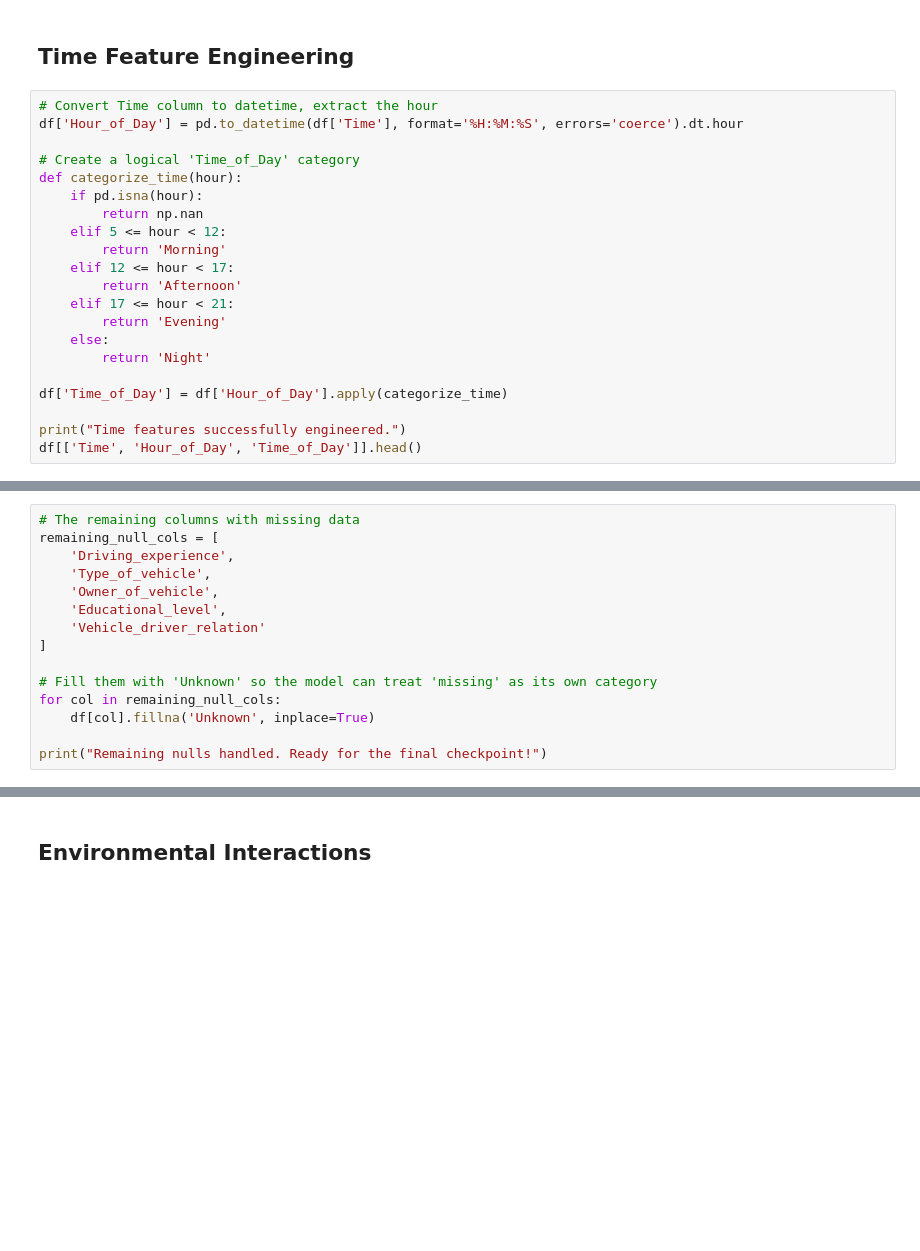
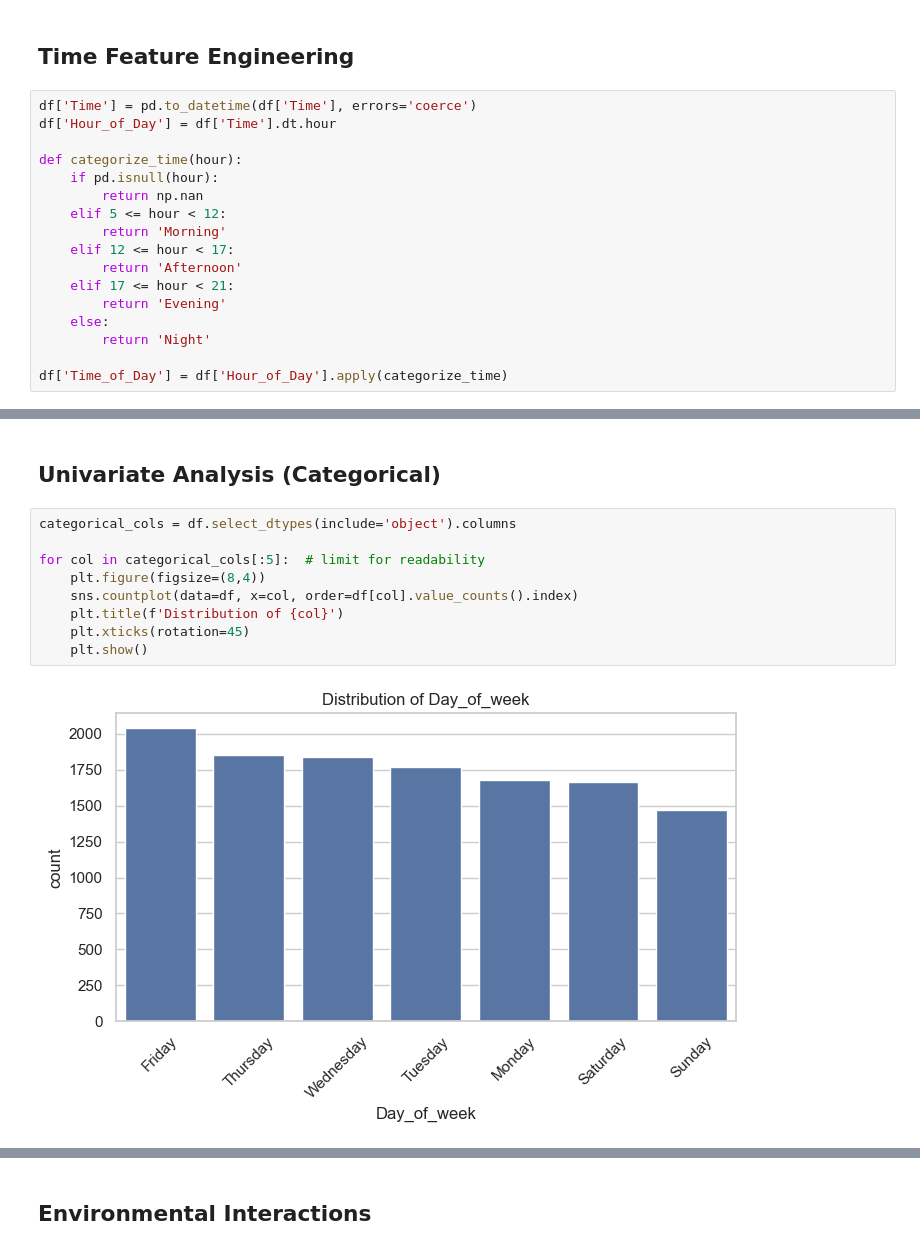
Before and after one commit to VelvetGradient-26/CarAccident, a Jupyter notebook: notebooks/01_eda.ipynb, the cells around one changed output, grey strips where cells are left out. Cells and saved outputs as stored; diff of their text form; blank space fills up the shorter version.

```diff
--- a/notebooks/01_eda.ipynb
+++ b/notebooks/01_eda.ipynb
@@ -134,12 +174,11 @@ Types_of_Junction                 1078            8.752842
 # %% [markdown]
 ## Time Feature Engineering
 # %%
-# Convert Time column to datetime, extract the hour
-df['Hour_of_Day'] = pd.to_datetime(df['Time'], format='%H:%M:%S', errors='coerce').dt.hour
+df['Time'] = pd.to_datetime(df['Time'], errors='coerce')
+df['Hour_of_Day'] = df['Time'].dt.hour
 
-# Create a logical 'Time_of_Day' category
 def categorize_time(hour):
-    if pd.isna(hour):
+    if pd.isnull(hour):
         return np.nan
     elif 5 <= hour < 12:
         return 'Morning'
@@ -151,6 +190,3 @@ def categorize_time(hour):
         return 'Night'
 
 df['Time_of_Day'] = df['Hour_of_Day'].apply(categorize_time)
-
-print("Time features successfully engineered.")
-df[['Time', 'Hour_of_Day', 'Time_of_Day']].head()
@@ -276,15 +192,0 @@ STEP 7 & 9: CATEGORICAL CORRELATION (Cramér's V)
-# %%
-# The remaining columns with missing data
-remaining_null_cols = [
-    'Driving_experience',
-    'Type_of_vehicle',
-    'Owner_of_vehicle',
-    'Educational_level',
-    'Vehicle_driver_relation'
-]
-
-# Fill them with 'Unknown' so the model can treat 'missing' as its own category
-for col in remaining_null_cols:
-    df[col].fillna('Unknown', inplace=True)
-
-print("Remaining nulls handled. Ready for the final checkpoint!")
@@ -385,0 +193,13 @@ plt.show()
+# %% [markdown]
+## Univariate Analysis (Categorical)
+# %%
+categorical_cols = df.select_dtypes(include='object').columns
+
+for col in categorical_cols[:5]:  # limit for readability
+    plt.figure(figsize=(8,4))
+    sns.countplot(data=df, x=col, order=df[col].value_counts().index)
+    plt.title(f'Distribution of {col}')
+    plt.xticks(rotation=45)
+    plt.show()
+# %% [output]
+[figure, added]
```
Also changed, not shown: parts of 39 cells of this notebook.
